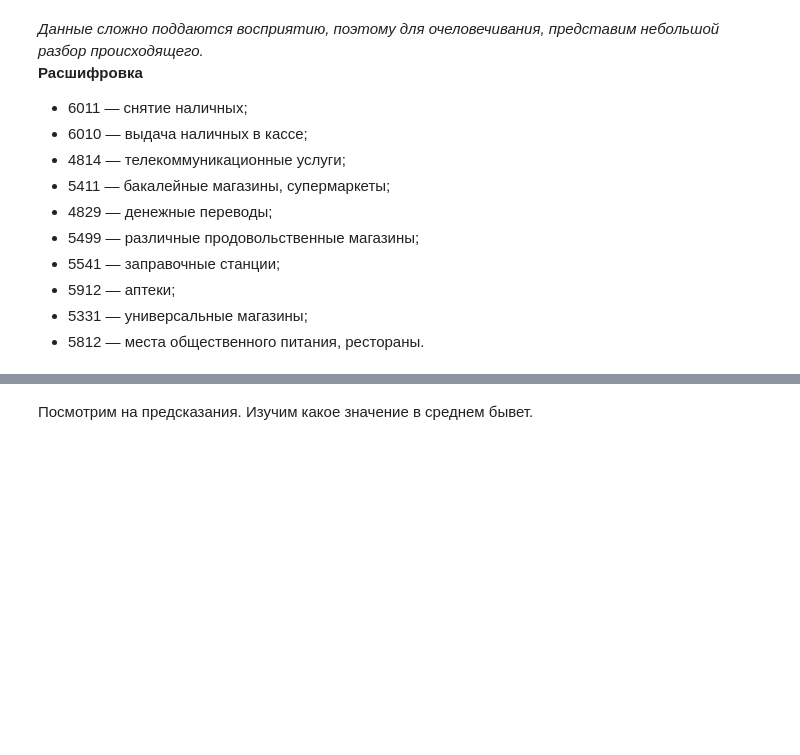
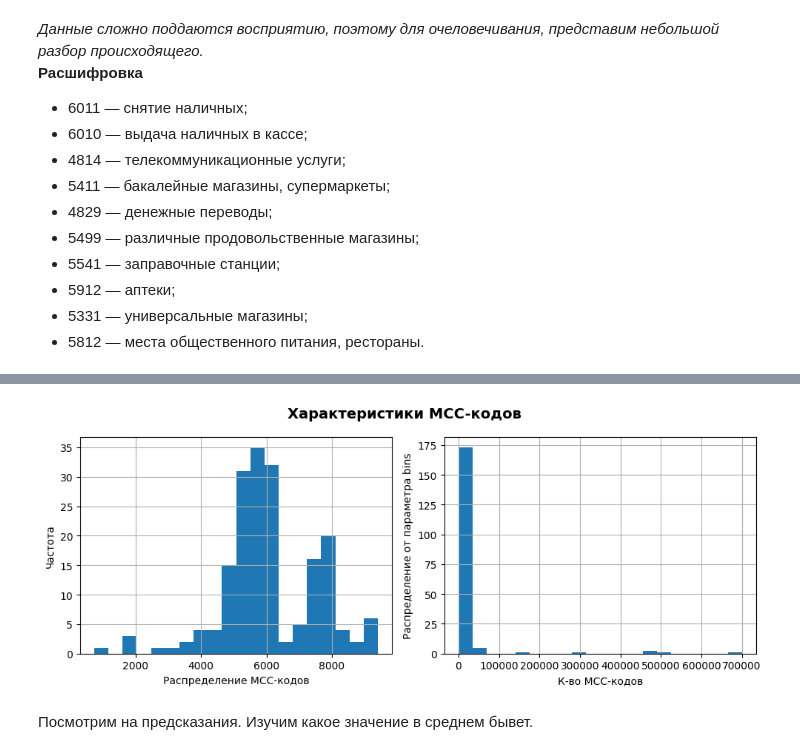
Before and after one commit to observer012/Pet_projects, a Jupyter notebook: kaggle Alfa-bank/Alfa_task.ipynb, the cells around one changed output, grey strips where cells are left out. Saved outputs shown, nothing was run; the diff lists cells and outputs as text; code cells hidden in the pictures; blank space fills up the shorter version.

```diff
--- a/kaggle Alfa-bank/Alfa_task.ipynb
+++ b/kaggle Alfa-bank/Alfa_task.ipynb
@@ -367,23 +388,25 @@ df_train['Data'].explode().value_counts().reset_index()
 # %%
 for_fig = df_train['Data'].explode().value_counts().reset_index()
 len_col = len(for_fig.columns)
 
 fig, ax = plt.subplots(nrows=1, ncols=len_col, figsize=(10,4))
 fig.suptitle('Характеристики MCC-кодов', fontsize=14, fontweight='bold')
 fig.subplots_adjust(top=0.9)
 di = {'Data': ['Распределение МСС-кодов', 'Частота'], 'count':['К-во MCC-кодов', 'Распределение от параметра bins']}
 
 count = 0
 for key, value in di.items():
-    ax[count].hist(for_fig[key])
+    ax[count].hist(for_fig[key], bins = 20)
     ax[count].grid()
     ax[count].set_xlabel(value[0])
     ax[count].set_ylabel(value[1])
     ax[count].tick_params('x', labelrotation = 0)
     #ax[count].xaxis.set_ticks(np.arange(fig1['year_of_release'][0], 2016.1, step))
     count += 1
 
 fig.tight_layout();
+# %% [output]
+[figure, added]
 # %% [markdown]
 Посмотрим на предсказания. Изучим какое значение в среднем бывет.
 # %%
```
Also changed, not shown: parts of 8 cells of this notebook.
